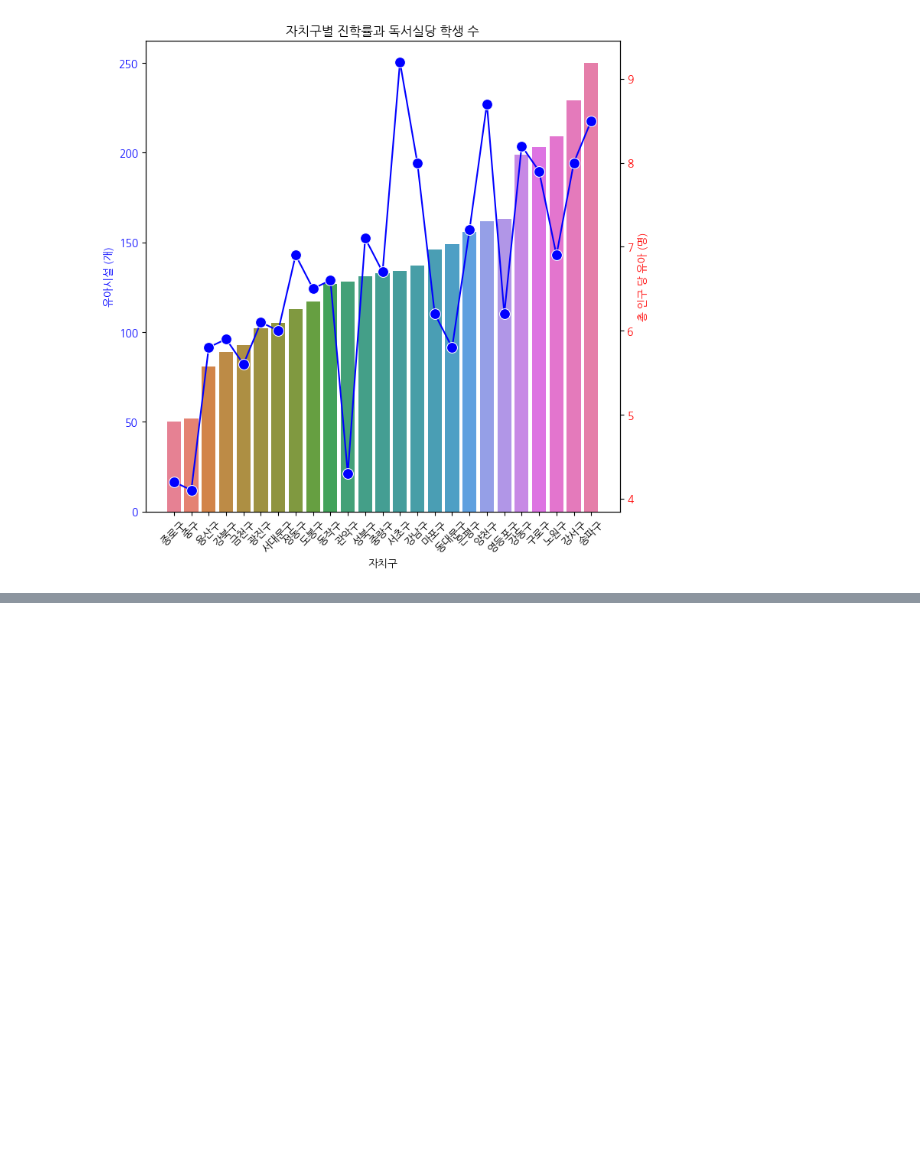
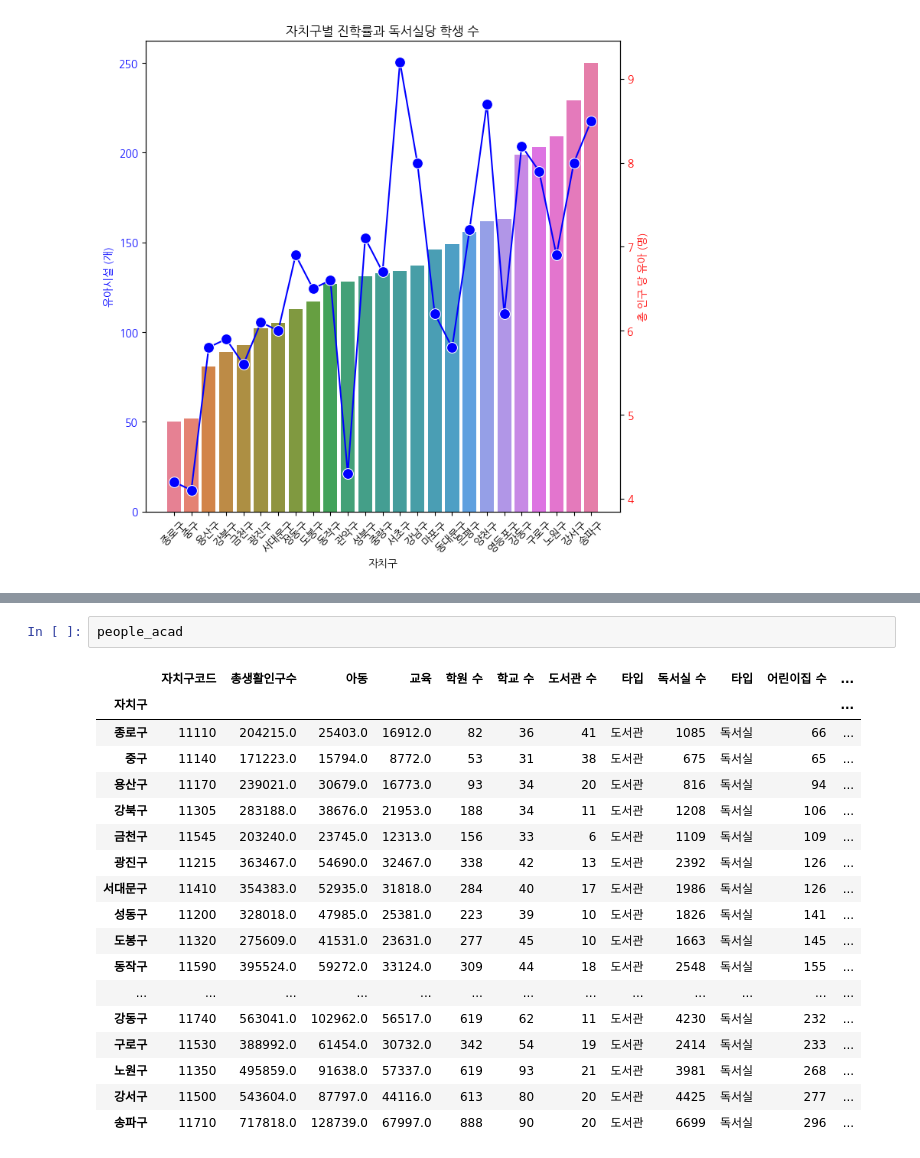
Before and after one commit to addinedu-ros-9th/eda-repo-2, a Jupyter notebook: data_collection/education.ipynb, the cells around one changed output, grey strips where cells are left out. Drawn from its saved outputs; the diff is of its cells as text; blank space fills up the shorter version.

```diff
--- a/data_collection/education.ipynb
+++ b/data_collection/education.ipynb
@@ -1371,0 +1472,21 @@ plt.show()
+# %%
+people_acad
+# %% [output]
+|  | 자치구코드 | 총생활인구수 | 아동 | 교육 | 학원 수 | 학교 수 | 도서관 수 | 타입 | 독서실 수 | 타입 | 어린이집 수 | ... |
+| 자치구 |  |  |  |  |  |  |  |  |  |  |  | ... |
+| 종로구 | 11110 | 204215.0 | 25403.0 | 16912.0 | 82 | 36 | 41 | 도서관 | 1085 | 독서실 | 66 | ... |
+| 중구 | 11140 | 171223.0 | 15794.0 | 8772.0 | 53 | 31 | 38 | 도서관 | 675 | 독서실 | 65 | ... |
+| 용산구 | 11170 | 239021.0 | 30679.0 | 16773.0 | 93 | 34 | 20 | 도서관 | 816 | 독서실 | 94 | ... |
+| 강북구 | 11305 | 283188.0 | 38676.0 | 21953.0 | 188 | 34 | 11 | 도서관 | 1208 | 독서실 | 106 | ... |
+| 금천구 | 11545 | 203240.0 | 23745.0 | 12313.0 | 156 | 33 | 6 | 도서관 | 1109 | 독서실 | 109 | ... |
+| 광진구 | 11215 | 363467.0 | 54690.0 | 32467.0 | 338 | 42 | 13 | 도서관 | 2392 | 독서실 | 126 | ... |
+| 서대문구 | 11410 | 354383.0 | 52935.0 | 31818.0 | 284 | 40 | 17 | 도서관 | 1986 | 독서실 | 126 | ... |
+| 성동구 | 11200 | 328018.0 | 47985.0 | 25381.0 | 223 | 39 | 10 | 도서관 | 1826 | 독서실 | 141 | ... |
+| 도봉구 | 11320 | 275609.0 | 41531.0 | 23631.0 | 277 | 45 | 10 | 도서관 | 1663 | 독서실 | 145 | ... |
+| 동작구 | 11590 | 395524.0 | 59272.0 | 33124.0 | 309 | 44 | 18 | 도서관 | 2548 | 독서실 | 155 | ... |
+| ... | ... | ... | ... | ... | ... | ... | ... | ... | ... | ... | ... | ... |
+| 강동구 | 11740 | 563041.0 | 102962.0 | 56517.0 | 619 | 62 | 11 | 도서관 | 4230 | 독서실 | 232 | ... |
+| 구로구 | 11530 | 388992.0 | 61454.0 | 30732.0 | 342 | 54 | 19 | 도서관 | 2414 | 독서실 | 233 | ... |
+| 노원구 | 11350 | 495859.0 | 91638.0 | 57337.0 | 619 | 93 | 21 | 도서관 | 3981 | 독서실 | 268 | ... |
+| 강서구 | 11500 | 543604.0 | 87797.0 | 44116.0 | 613 | 80 | 20 | 도서관 | 4425 | 독서실 | 277 | ... |
+| 송파구 | 11710 | 717818.0 | 128739.0 | 67997.0 | 888 | 90 | 20 | 도서관 | 6699 | 독서실 | 296 | ... |
```
Also changed, not shown: parts of 26 cells of this notebook.
